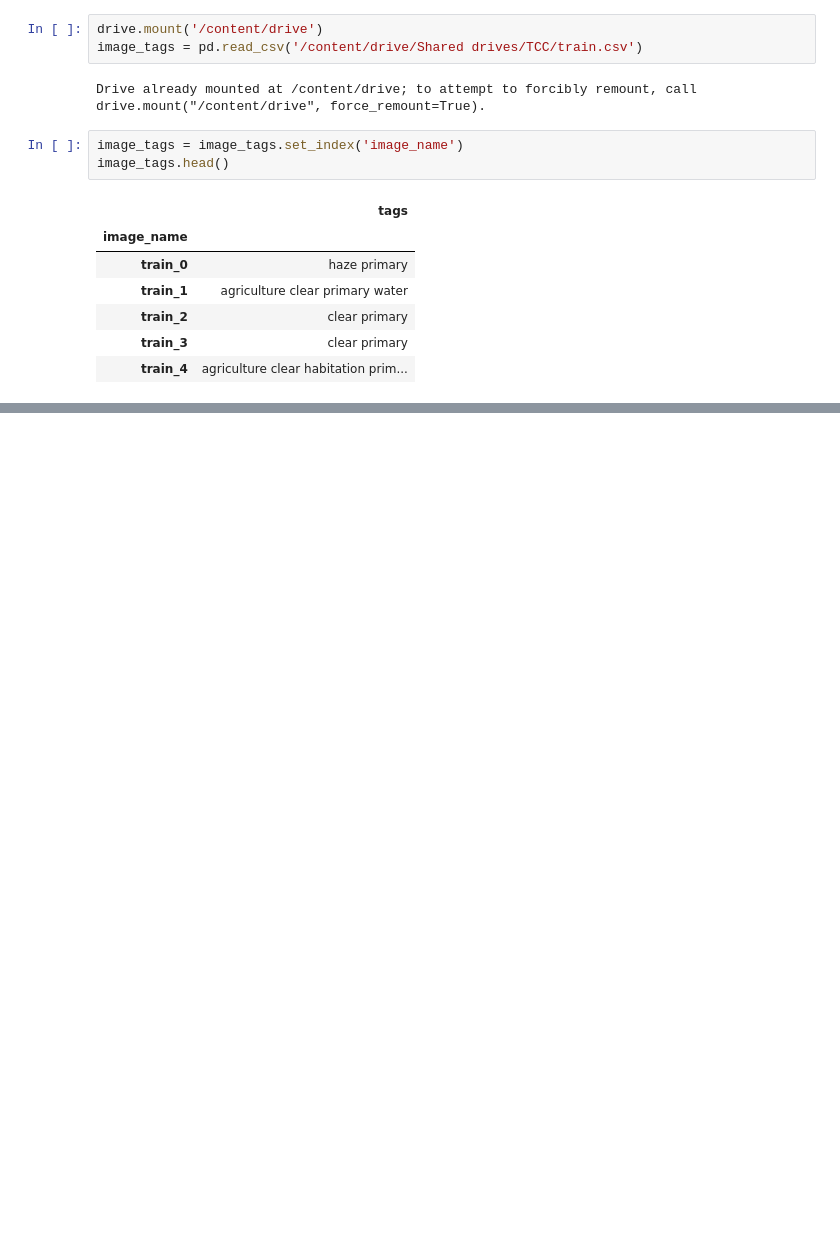
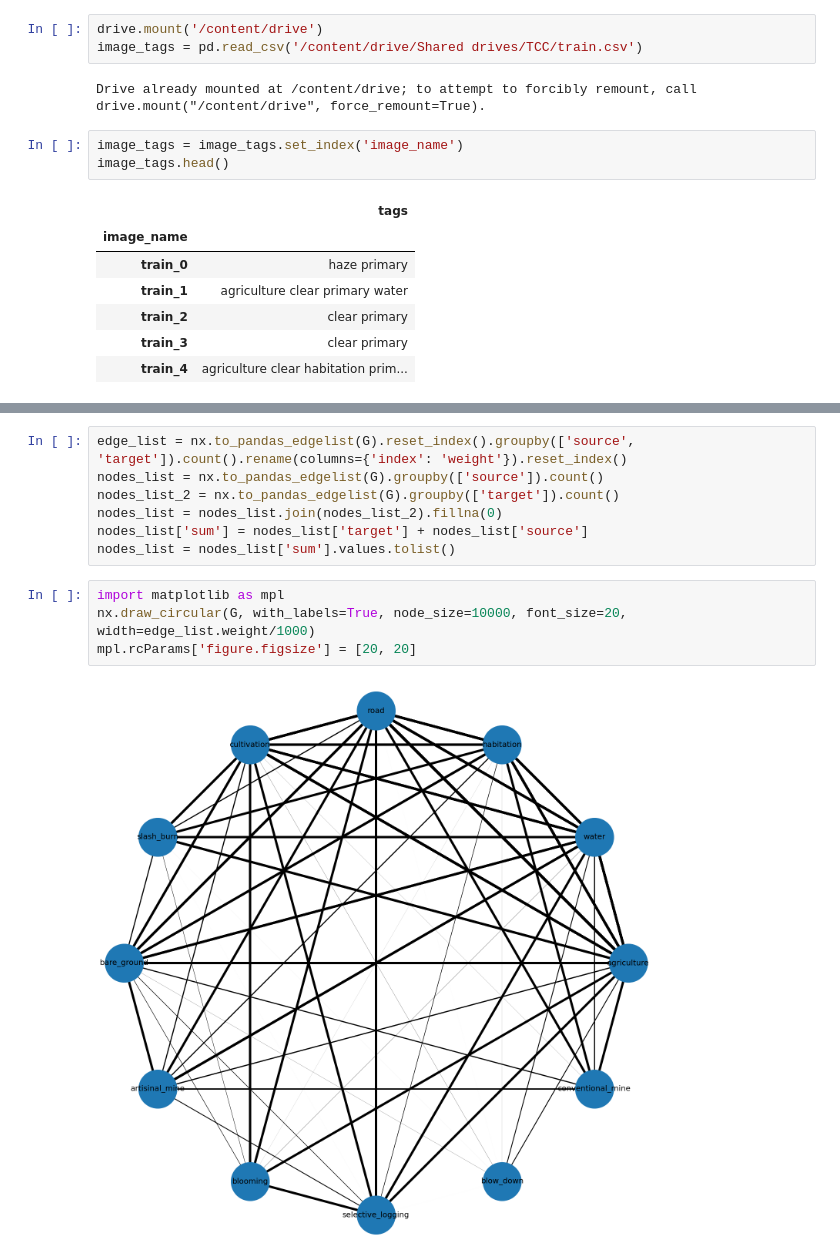
Before and after one commit to victormenuzzo/amazon_satellite_imgs, a Jupyter notebook: step_3/tag_analysis.ipynb, the cells around one changed output, grey strips where cells are left out. Drawn from its saved outputs; the diff is of its cells as text; blank space fills up the shorter version.

```diff
--- a/step_3/tag_analysis.ipynb
+++ b/step_3/tag_analysis.ipynb
@@ -61,3 +68,16 @@ df
+# %%
+edge_list = nx.to_pandas_edgelist(G).reset_index().groupby(['source', 'target']).count().rename(columns={'index': 'weight'}).reset_index()
+nodes_list = nx.to_pandas_edgelist(G).groupby(['source']).count()
+nodes_list_2 = nx.to_pandas_edgelist(G).groupby(['target']).count()
+nodes_list = nodes_list.join(nodes_list_2).fillna(0)
+nodes_list['sum'] = nodes_list['target'] + nodes_list['source']
+nodes_list = nodes_list['sum'].values.tolist()
+# %%
+import matplotlib as mpl
+nx.draw_circular(G, with_labels=True, node_size=10000, font_size=20, width=edge_list.weight/1000)
+mpl.rcParams['figure.figsize'] = [20, 20]
+# %% [output]
+[figure, added]
 # %%
 df_total = pd.DataFrame(df.sum(axis=0), columns=['total'])
 df_total = df_total.sort_values(by='total').reset_index()
```
Also changed, not shown: parts of 15 cells of this notebook.
